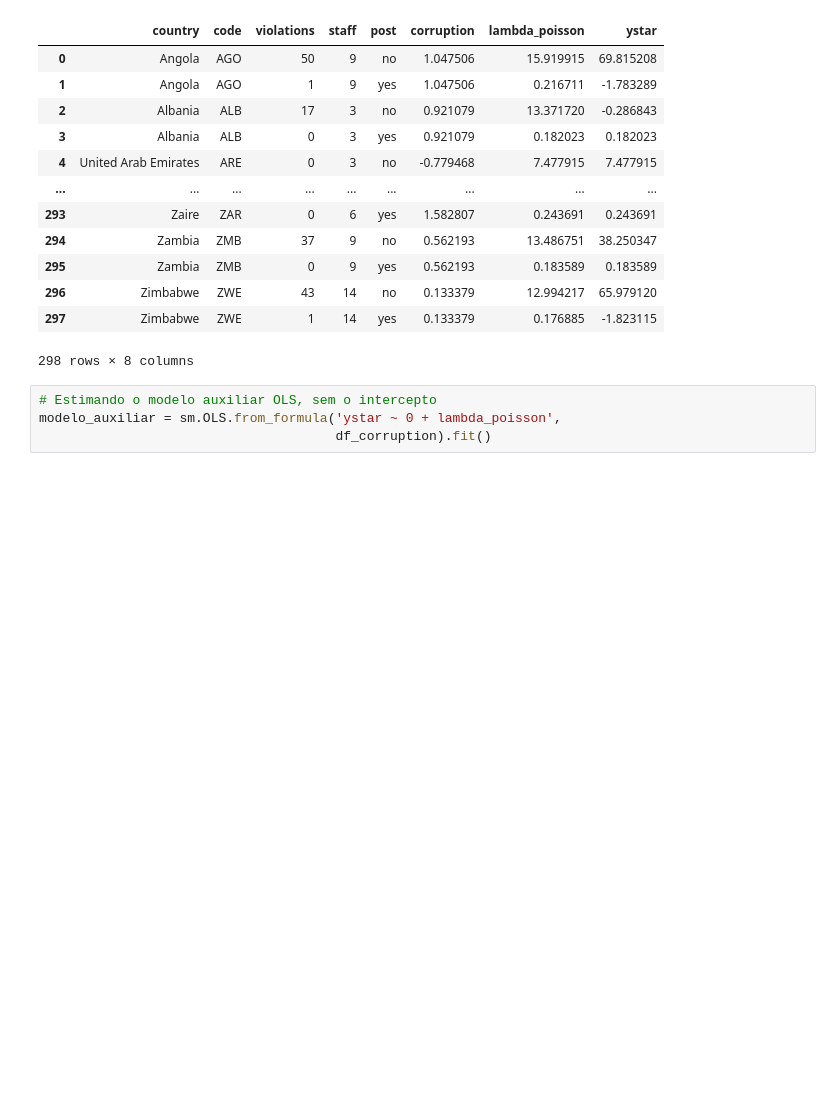
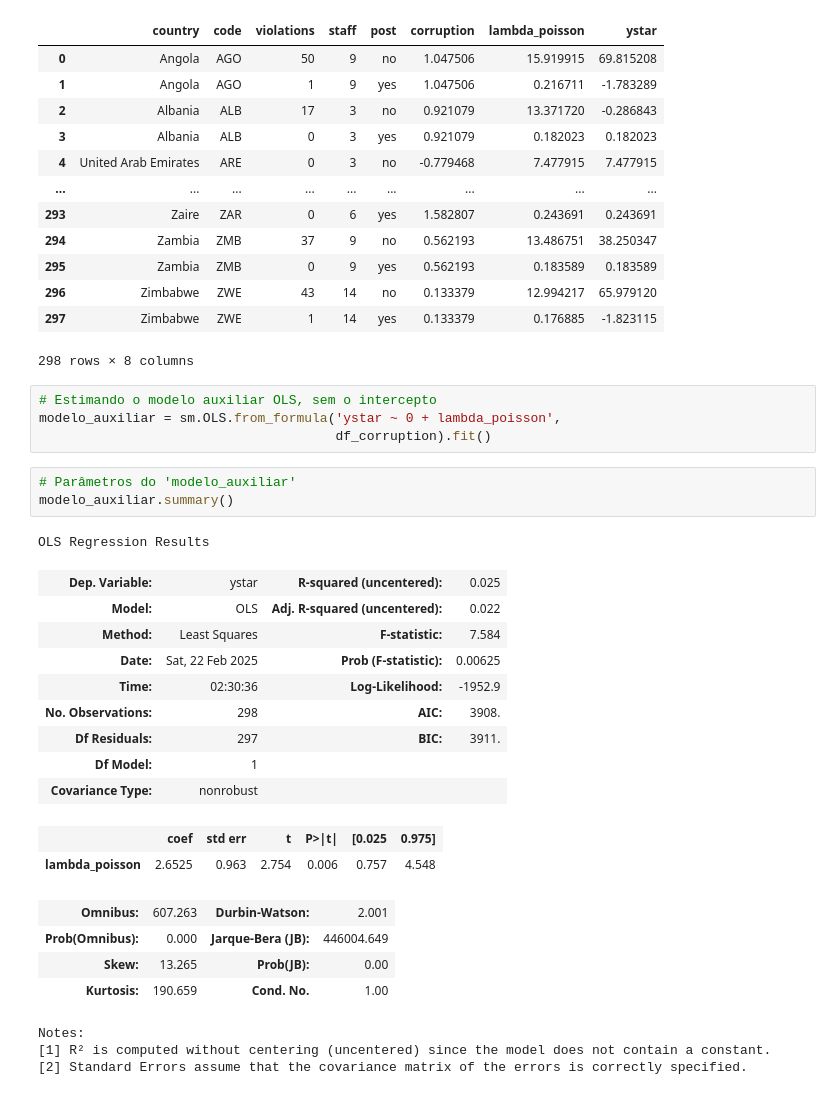
Before and after one commit to DavideDaSilva/Data-Science, a Jupyter notebook: Supervised Machine Learning/Modelos para Dados de Contagem/PredicaoViolacoesTransito.ipynb, the cells around one changed output. Cells and saved outputs as stored; diff of their text form; blank space fills up the shorter version.

Commit message:
#4.5-Parâmetros do modelo_auxiliar

```diff
--- a/Supervised Machine Learning/Modelos para Dados de Contagem/PredicaoViolacoesTransito.ipynb
+++ b/Supervised Machine Learning/Modelos para Dados de Contagem/PredicaoViolacoesTransito.ipynb
@@ -399,3 +399,26 @@ df_corruption
 # Estimando o modelo auxiliar OLS, sem o intercepto
 modelo_auxiliar = sm.OLS.from_formula('ystar ~ 0 + lambda_poisson',
                                       df_corruption).fit()
+# %%
+# Parâmetros do 'modelo_auxiliar'
+modelo_auxiliar.summary()
+# %% [output]
+OLS Regression Results
+| Dep. Variable: | ystar | R-squared (uncentered): | 0.025 |
+| Model: | OLS | Adj. R-squared (uncentered): | 0.022 |
+| Method: | Least Squares | F-statistic: | 7.584 |
+| Date: | Sat, 22 Feb 2025 | Prob (F-statistic): | 0.00625 |
+| Time: | 02:30:36 | Log-Likelihood: | -1952.9 |
+| No. Observations: | 298 | AIC: | 3908. |
+| Df Residuals: | 297 | BIC: | 3911. |
+| Df Model: | 1 |  |  |
+| Covariance Type: | nonrobust |  |  |
+|  | coef | std err | t | P>|t| | [0.025 | 0.975] |
+| lambda_poisson | 2.6525 | 0.963 | 2.754 | 0.006 | 0.757 | 4.548 |
+| Omnibus: | 607.263 | Durbin-Watson: | 2.001 |
+| Prob(Omnibus): | 0.000 | Jarque-Bera (JB): | 446004.649 |
+| Skew: | 13.265 | Prob(JB): | 0.00 |
+| Kurtosis: | 190.659 | Cond. No. | 1.00 |
+Notes:
+[1] R² is computed without centering (uncentered) since the model does not contain a constant.
+[2] Standard Errors assume that the covariance matrix of the errors is correctly specified.
```
